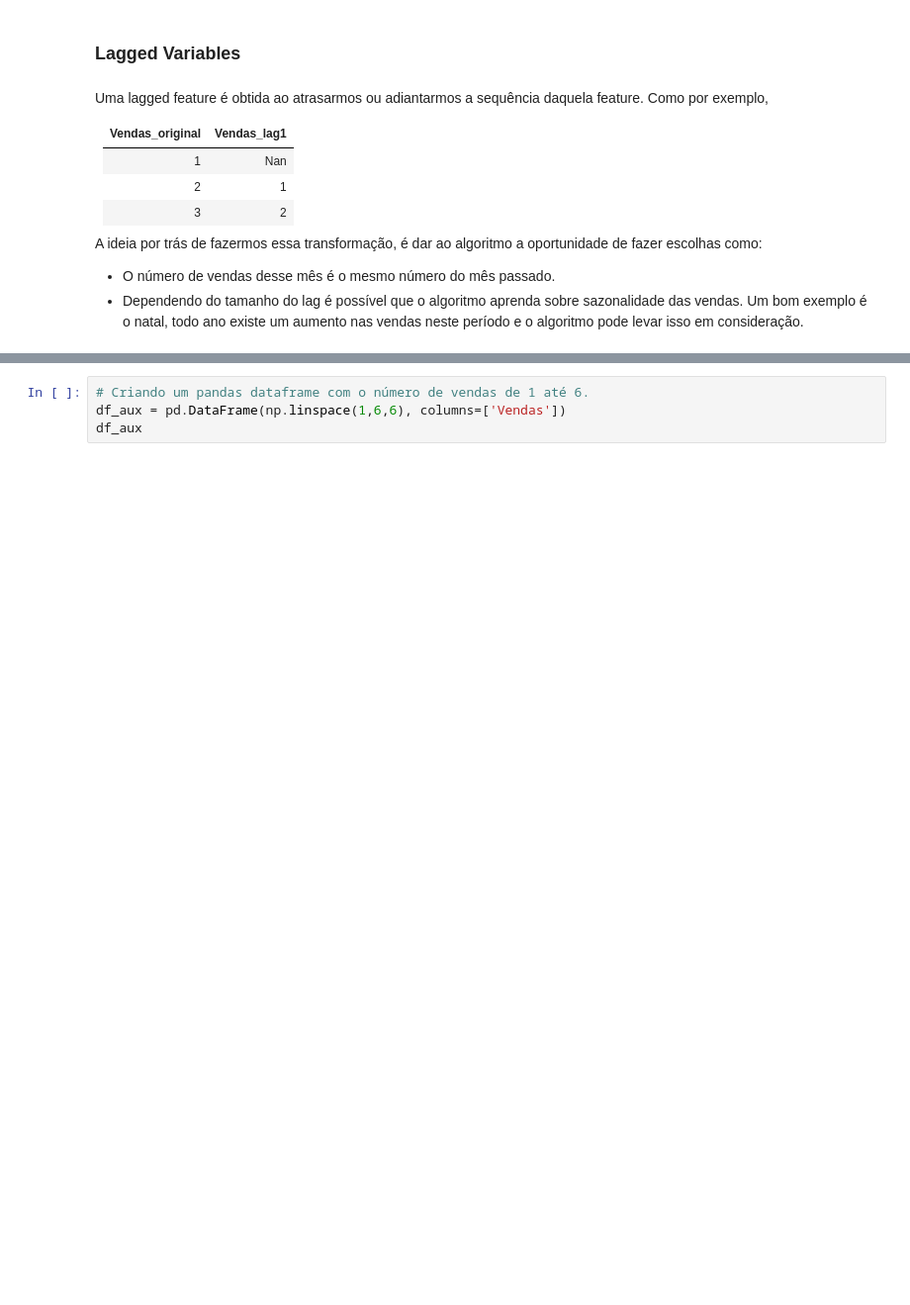
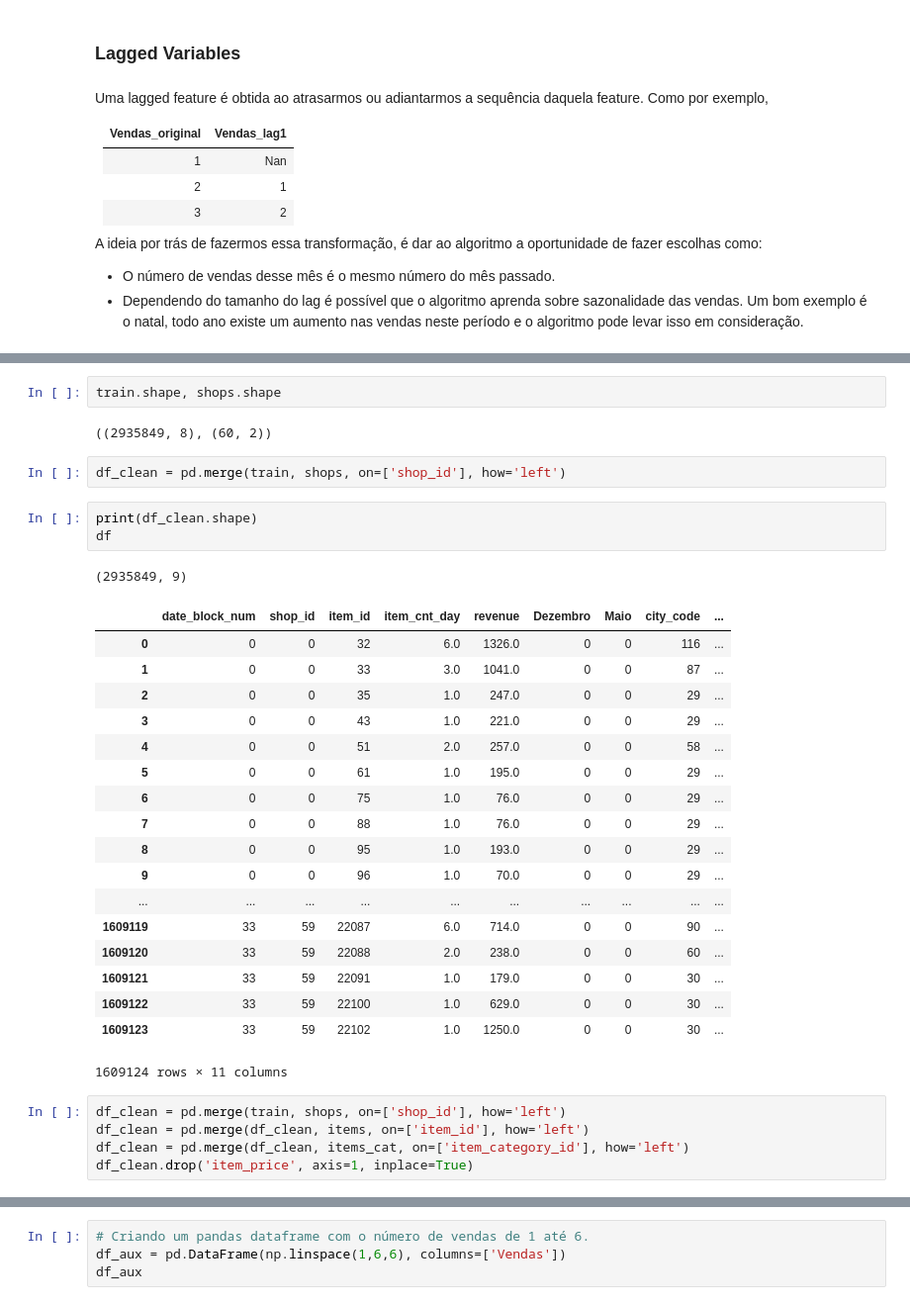
Before and after one commit to RGivisiez/Adv_ML, a Jupyter notebook: 2. Criando as features.ipynb, the cells around one changed output, grey strips where cells are left out. Shown at 99% size. Drawn from its saved outputs; the diff is of its cells as text; blank space fills up the shorter version.

```diff
--- a/2. Criando as features.ipynb
+++ b/2. Criando as features.ipynb
@@ -204,0 +239,34 @@ A ideia por trás de fazermos essa transformação, é dar ao algoritmo a oportu
+# %%
+train.shape, shops.shape
+# %% [output]
+((2935849, 8), (60, 2))
+# %%
+df_clean = pd.merge(train, shops, on=['shop_id'], how='left')
+# %%
+print(df_clean.shape)
+df
+# %% [output]
+(2935849, 9)
+|  | date_block_num | shop_id | item_id | item_cnt_day | revenue | Dezembro | Maio | city_code | ... |
+| 0 | 0 | 0 | 32 | 6.0 | 1326.0 | 0 | 0 | 116 | ... |
+| 1 | 0 | 0 | 33 | 3.0 | 1041.0 | 0 | 0 | 87 | ... |
+| 2 | 0 | 0 | 35 | 1.0 | 247.0 | 0 | 0 | 29 | ... |
+| 3 | 0 | 0 | 43 | 1.0 | 221.0 | 0 | 0 | 29 | ... |
+| 4 | 0 | 0 | 51 | 2.0 | 257.0 | 0 | 0 | 58 | ... |
+| 5 | 0 | 0 | 61 | 1.0 | 195.0 | 0 | 0 | 29 | ... |
+| 6 | 0 | 0 | 75 | 1.0 | 76.0 | 0 | 0 | 29 | ... |
+| 7 | 0 | 0 | 88 | 1.0 | 76.0 | 0 | 0 | 29 | ... |
+| 8 | 0 | 0 | 95 | 1.0 | 193.0 | 0 | 0 | 29 | ... |
+| 9 | 0 | 0 | 96 | 1.0 | 70.0 | 0 | 0 | 29 | ... |
+| ... | ... | ... | ... | ... | ... | ... | ... | ... | ... |
+| 1609119 | 33 | 59 | 22087 | 6.0 | 714.0 | 0 | 0 | 90 | ... |
+| 1609120 | 33 | 59 | 22088 | 2.0 | 238.0 | 0 | 0 | 60 | ... |
+| 1609121 | 33 | 59 | 22091 | 1.0 | 179.0 | 0 | 0 | 30 | ... |
+| 1609122 | 33 | 59 | 22100 | 1.0 | 629.0 | 0 | 0 | 30 | ... |
+| 1609123 | 33 | 59 | 22102 | 1.0 | 1250.0 | 0 | 0 | 30 | ... |
+1609124 rows × 11 columns
+# %%
+df_clean = pd.merge(train, shops, on=['shop_id'], how='left')
+df_clean = pd.merge(df_clean, items, on=['item_id'], how='left')
+df_clean = pd.merge(df_clean, items_cat, on=['item_category_id'], how='left')
+df_clean.drop('item_price', axis=1, inplace=True)
```
Also changed, not shown: parts of 26 cells of this notebook, 1 other file.
